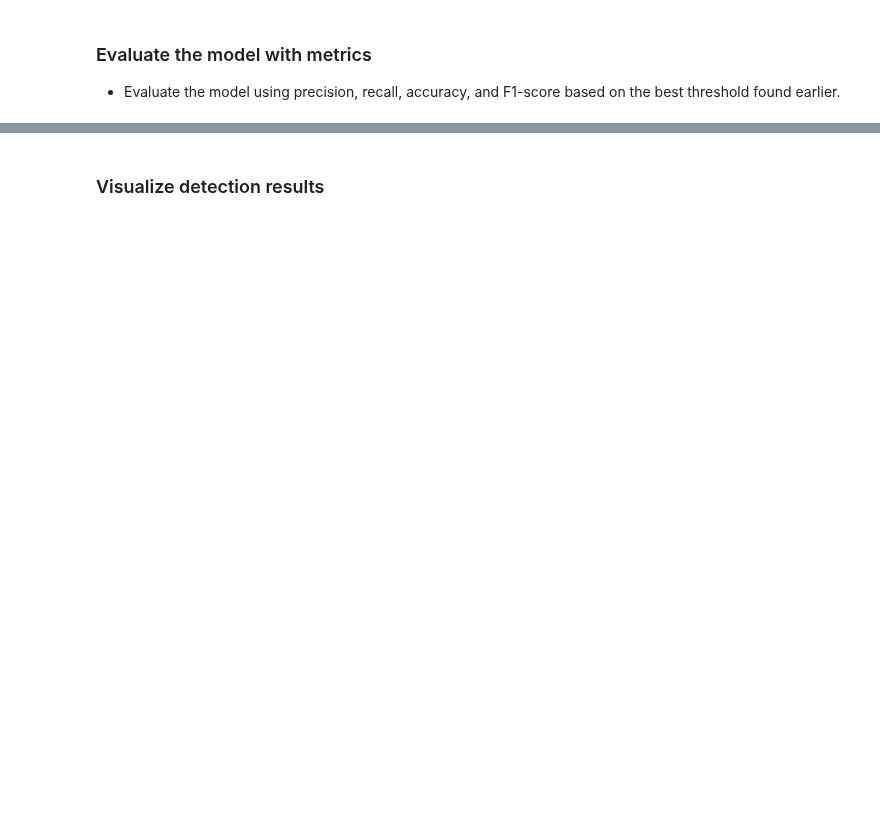
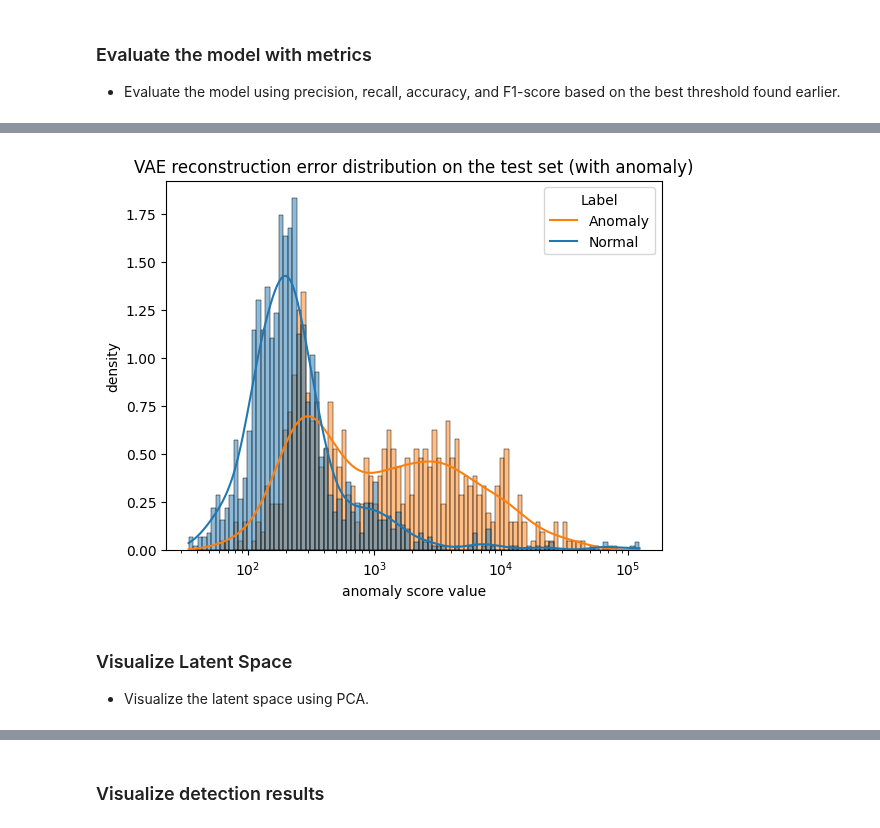
Before and after one commit to peunsu/wesad_stress_detection, a Jupyter notebook: dual-branch-vae-lstm/anomaly_detection.ipynb, the cells around one changed output, grey strips where cells are left out. Saved outputs shown, nothing was run; the diff lists cells and outputs as text; code cells hidden in the pictures; blank space fills up the shorter version.

```diff
--- a/dual-branch-vae-lstm/anomaly_detection.ipynb
+++ b/dual-branch-vae-lstm/anomaly_detection.ipynb
@@ -1018,0 +1089,20 @@ FN: 1283
+# %%
+def plot_histogram(test_anomaly_metric, n_bins, title, labels_vae=None, saveplot=False):
+    test_anomaly_list = np.squeeze(np.ndarray.flatten(test_anomaly_metric))
+
+    plt.figure()
+
+    if labels_vae is None:
+        sns.histplot(test_anomaly_list, bins=n_bins, stat='density', kde=True, log_scale=True)
+    else:
+        df = pd.DataFrame({'anomaly_score': test_anomaly_list, 'label': labels_vae})
+        sns.histplot(data=df, x='anomaly_score', hue='label', bins=n_bins, stat='density', common_norm=False, kde=True, log_scale=True)
+        plt.legend(title='Label', labels=['Anomaly', 'Normal'])
+
+    plt.title(title)
+    plt.xlabel('anomaly score value')
+    plt.ylabel('density')
+    if saveplot:
+        savefig(config['result_dir']+'reconstruction_error_histogram.pdf')
+    else:
+        plt.show()
@@ -1018,0 +1117,7 @@ FN: 1283
+# %%
+plot_histogram(test_score, 100, 'VAE reconstruction error distribution on the test set (with anomaly)', labels_vae=test_labels_vae)
+# %% [output]
+[figure, added]
+# %% [markdown]
+### Visualize Latent Space
+- Visualize the latent space using PCA.
```
Also changed, not shown: parts of 35 cells of this notebook, 1 other file.
